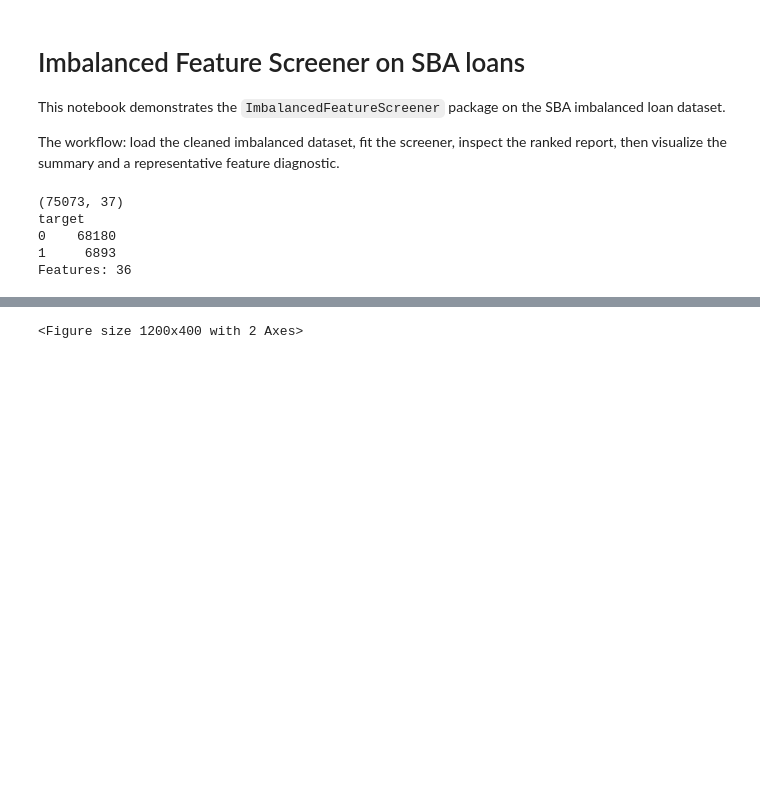
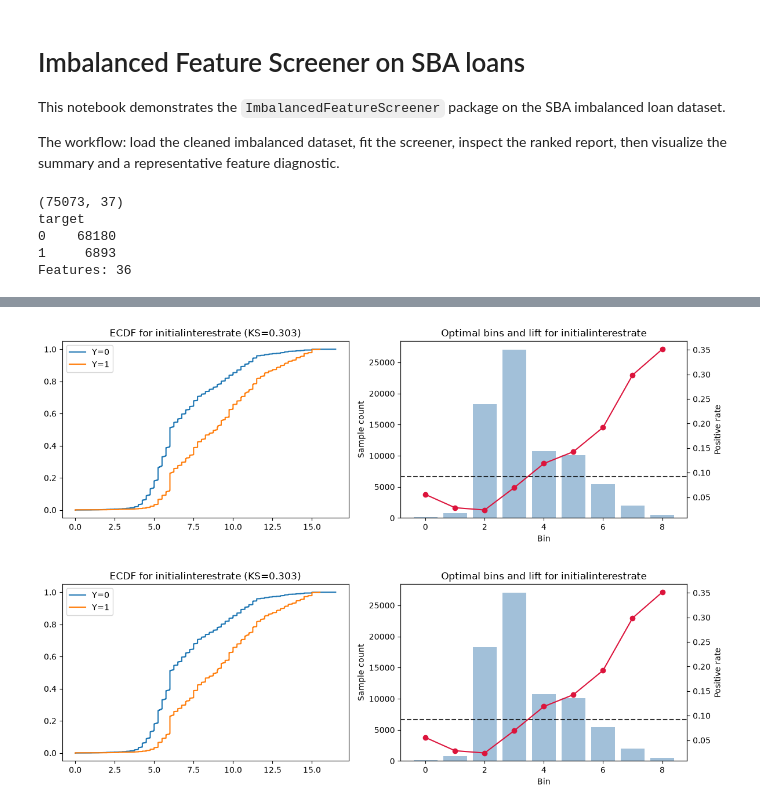
Before and after one commit to rajivsam/imbalanced_feature_screener, a Jupyter notebook: notebooks/feature_screener_sba.ipynb, the cells around one changed output, grey strips where cells are left out. Drawn from its saved outputs; the diff is of its cells as text; code cells hidden in the pictures; blank space fills up the shorter version.

```diff
--- a/notebooks/feature_screener_sba.ipynb
+++ b/notebooks/feature_screener_sba.ipynb
@@ -79,6 +82,7 @@ summary_fig
 # %%
 feature = 'initialinterestrate'
 feature_fig = screener.plot_feature(X, y, feature=feature, log_x=False)
-feature_fig
+display(feature_fig)
 # %% [output]
-<Figure size 1200x400 with 2 Axes>
+[figure, added]
+[figure, added]
```
Also changed, not shown: parts of 3 cells of this notebook, 3 other files.
